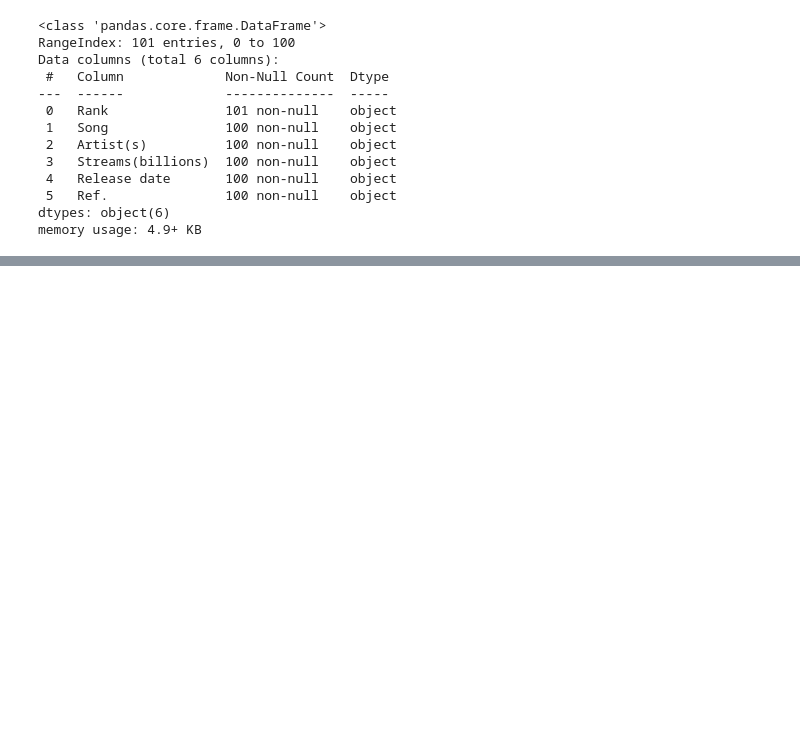
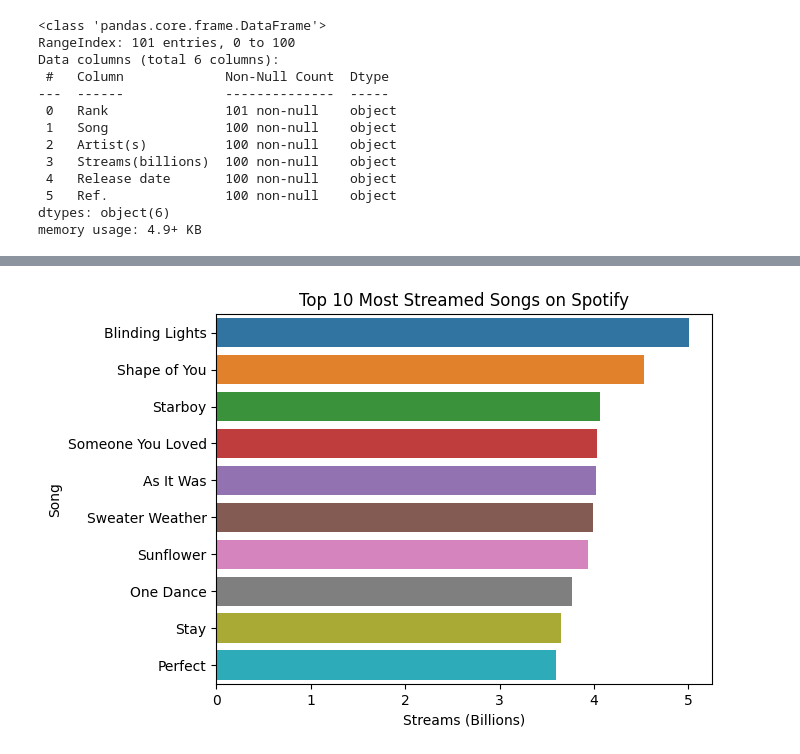
Before and after one commit to aguamelsu/DataScience-and-ML, a Jupyter notebook: homeworks/10_web_scrapping_problems.ipynb, the cells around one changed output, grey strips where cells are left out. Cells and saved outputs as stored; diff of their text form; code cells hidden in the pictures; blank space fills up the shorter version.

```diff
--- a/homeworks/10_web_scrapping_problems.ipynb
+++ b/homeworks/10_web_scrapping_problems.ipynb
@@ -161,0 +195,17 @@ df.sample(10)
+# %%
+# Most streamed songs in ranking
+most_streamed = df.sort_values(by='streams', ascending=False)[:10]
+
+sns.barplot(
+    data=most_streamed,
+    x='streams',
+    y='song',
+    hue='song',
+    order=most_streamed['song']
+)
+plt.xlabel('Streams (Billions)')
+plt.ylabel('Song')
+plt.title('Top 10 Most Streamed Songs on Spotify')
+plt.show()
+# %% [output]
+[figure, added]
```
Also changed, not shown: parts of 15 cells of this notebook.
